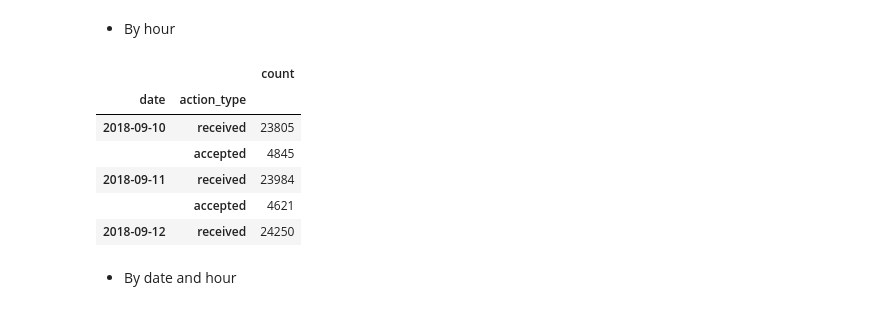
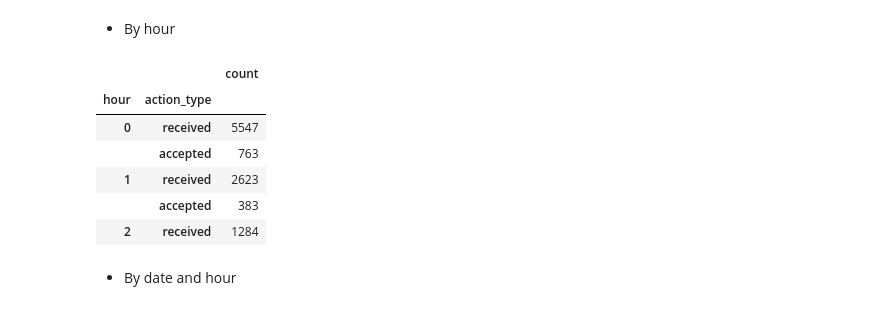
Before and after one commit to anhduong77/risk_alert, a Jupyter notebook: notebook.ipynb, the cells around one changed output. Cells and saved outputs as stored; diff of their text form; code cells hidden in the pictures.

Commit message:
adjust hour groupby table

```diff
--- a/notebook.ipynb
+++ b/notebook.ipynb
@@ -80,15 +80,15 @@ data_by_hour['action_type'] = data_by_hour['action_type'].map({3: 'received', 6:
 data_by_hour['hour'] = data_by_hour['interaction_time'].dt.hour
 data_by_hour = data_by_hour.groupby('hour')['action_type'].value_counts().to_frame()
 # %%
-display(data_by_date.head())
+display(data_by_hour.head())
 # %% [output]
 |  |  | count |
-| date | action_type |  |
-| 2018-09-10 | received | 23805 |
-|  | accepted | 4845 |
-| 2018-09-11 | received | 23984 |
-|  | accepted | 4621 |
-| 2018-09-12 | received | 24250 |
+| hour | action_type |  |
+| 0 | received | 5547 |
+|  | accepted | 763 |
+| 1 | received | 2623 |
+|  | accepted | 383 |
+| 2 | received | 1284 |
 # %% [markdown]
 - By date and hour
 # %%
```
Also changed, not shown: parts of 2 cells of this notebook, 1 other file.
